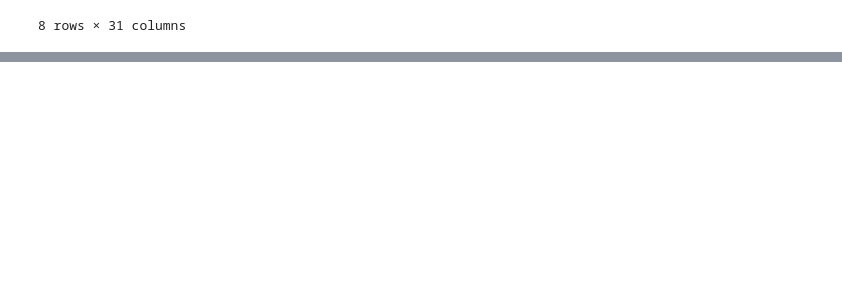
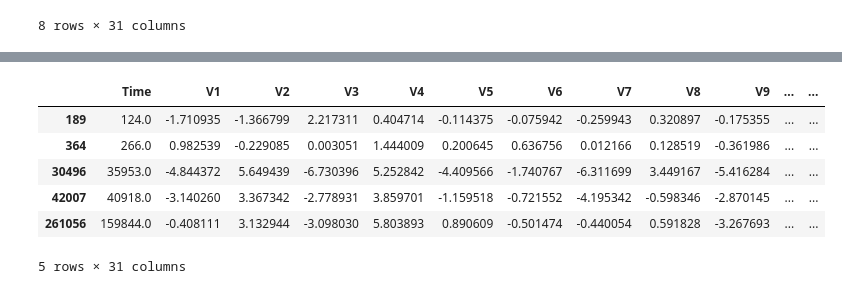
Before and after one commit to Barrok/CC_Fraud_prediction, a Jupyter notebook: script.ipynb, the cells around one changed output, grey strips where cells are left out. Saved outputs shown, nothing was run; the diff lists cells and outputs as text; code cells hidden in the pictures; blank space fills up the shorter version.

```diff
--- a/script.ipynb
+++ b/script.ipynb
@@ -78,0 +117,17 @@ Name: Class, dtype: int64
+# %%
+fraud_df = df.loc[df['Class'] == 1]
+non_fraud_df = df.loc[df['Class'] == 0][:492]
+
+normal_distributed_df = pd.concat([fraud_df, non_fraud_df])
+
+new_df = normal_distributed_df.sample(frac=1, random_state=101)
+
+new_df.head()
+# %% [output]
+|  | Time | V1 | V2 | V3 | V4 | V5 | V6 | V7 | V8 | V9 | ... | ... |
+| 189 | 124.0 | -1.710935 | -1.366799 | 2.217311 | 0.404714 | -0.114375 | -0.075942 | -0.259943 | 0.320897 | -0.175355 | ... | ... |
+| 364 | 266.0 | 0.982539 | -0.229085 | 0.003051 | 1.444009 | 0.200645 | 0.636756 | 0.012166 | 0.128519 | -0.361986 | ... | ... |
+| 30496 | 35953.0 | -4.844372 | 5.649439 | -6.730396 | 5.252842 | -4.409566 | -1.740767 | -6.311699 | 3.449167 | -5.416284 | ... | ... |
+| 42007 | 40918.0 | -3.140260 | 3.367342 | -2.778931 | 3.859701 | -1.159518 | -0.721552 | -4.195342 | -0.598346 | -2.870145 | ... | ... |
+| 261056 | 159844.0 | -0.408111 | 3.132944 | -3.098030 | 5.803893 | 0.890609 | -0.501474 | -0.440054 | 0.591828 | -3.267693 | ... | ... |
+5 rows × 31 columns
```
Also changed, not shown: parts of 19 cells of this notebook.
